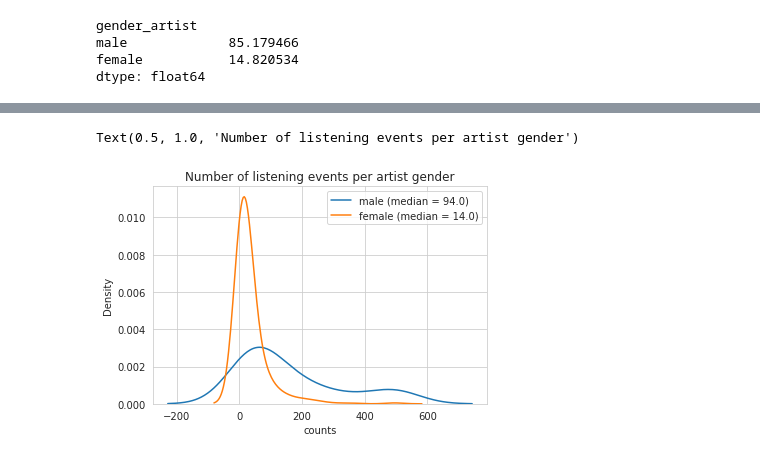
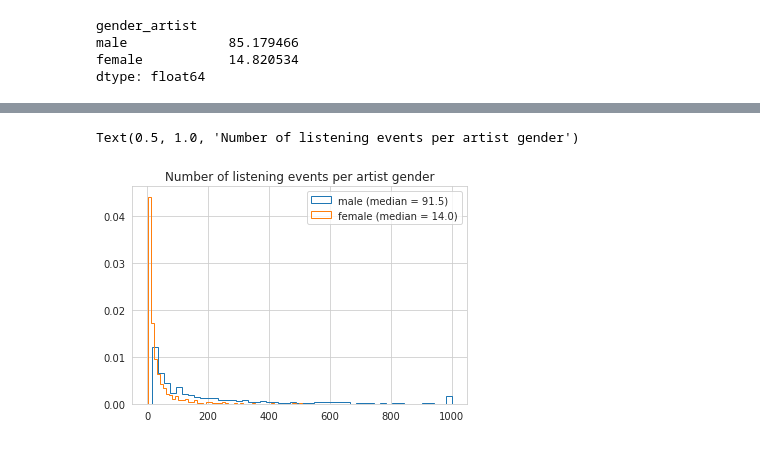
Before and after one commit to Katrin-Leberfinger/Hybrid-gender-debiased-music-recommendation, a Jupyter notebook: 01_data_preprocessing.ipynb, the cells around one changed output, grey strips where cells are left out. Cells and saved outputs as stored; diff of their text form; code cells hidden in the pictures.

```diff
--- a/01_data_preprocessing.ipynb
+++ b/01_data_preprocessing.ipynb
@@ -323,14 +331,16 @@ plt.title("Number of listening events per user gender")
 # %%
 df_female = df[df.gender_user == "f"]
 df_female = df_female.groupby(['track_artist']).size().reset_index(name='counts')
-df_female.loc[df_female['counts']>500, 'counts'] = 500
+df_female.loc[df_female['counts']>1000, 'counts'] = 1000
 df_male = df[df.gender_user == "m"]
 df_male = df_male.groupby(['track_artist']).size().reset_index(name='counts')
-df_male.loc[df_male['counts']>500, 'counts'] = 500
-sns.kdeplot(df_male['counts'], bw=0.5, label=f"male (median = {df_male['counts'].median()})")
-sns.kdeplot(df_female['counts'], bw=0.5, label=f"female (median = {df_female['counts'].median()})")
+df_male.loc[df_male['counts']>1000, 'counts'] = 1000
+
+plt.hist(df_male['counts'], 50, density=True, histtype='step', label=f"male (median = {df_male['counts'].median()})")
+plt.hist(df_female['counts'], 50, density=True, histtype='step', label=f"female (median = {df_female['counts'].median()})")
+
 plt.legend()
 plt.title("Number of listening events per artist gender")
 # %% [output]
 Text(0.5, 1.0, 'Number of listening events per artist gender')
-[figure, old version]
+[figure, new version]
```
Also changed, not shown: parts of 7 cells of this notebook.
